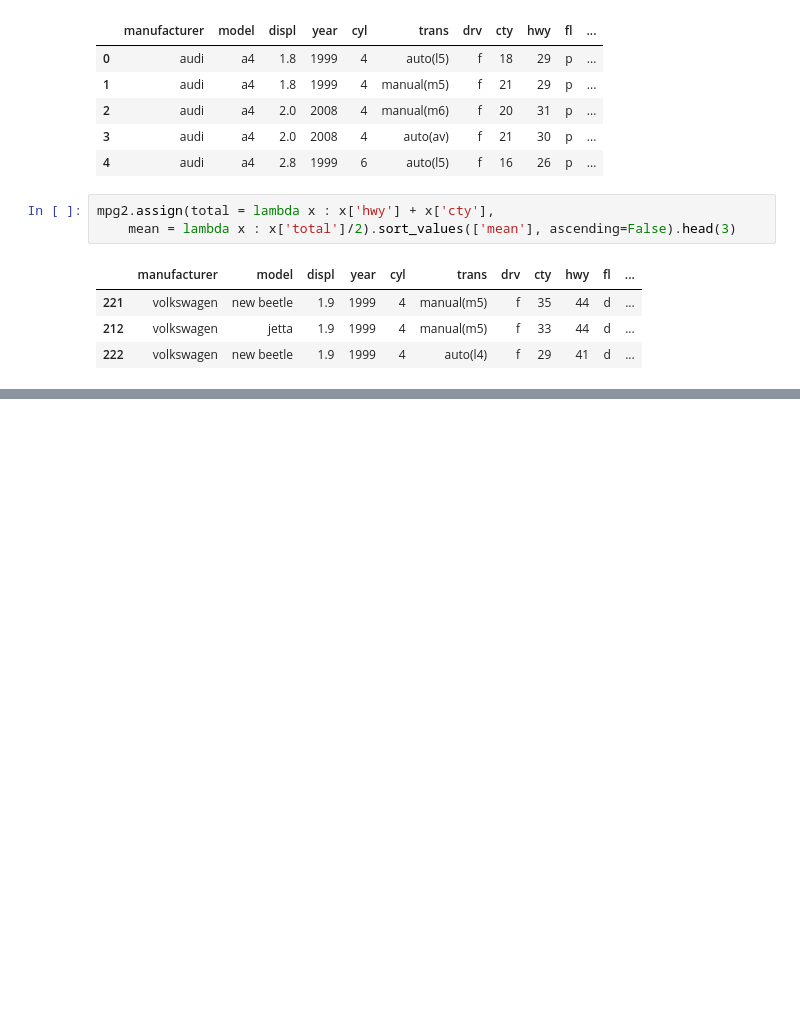
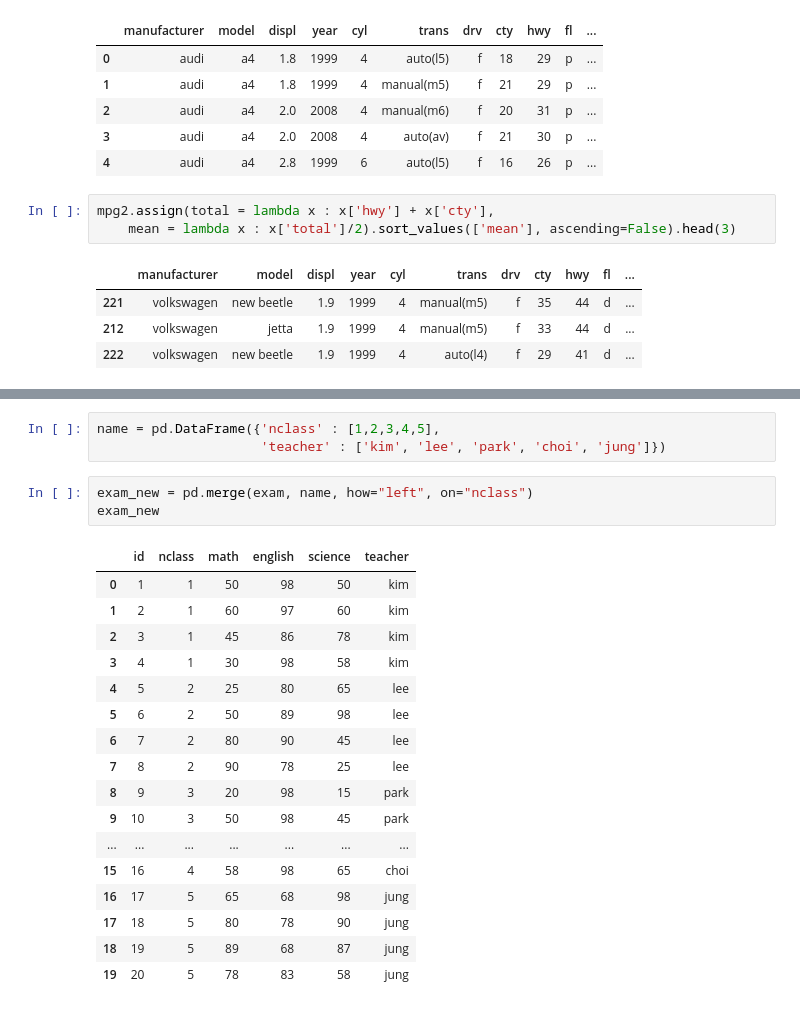
Before and after one commit to mizzcereal/kit_bigdata, a Jupyter notebook: chapter06/chapter06.ipynb, the cells around one changed output, grey strips where cells are left out. Drawn from its saved outputs; the diff is of its cells as text; blank space fills up the shorter version.

```diff
--- a/chapter06/chapter06.ipynb
+++ b/chapter06/chapter06.ipynb
@@ -496,0 +565,24 @@ mpg2.assign(total = lambda x : x['hwy'] + x['cty'],
+# %%
+name = pd.DataFrame({'nclass' : [1,2,3,4,5],
+                     'teacher' : ['kim', 'lee', 'park', 'choi', 'jung']})
+# %%
+exam_new = pd.merge(exam, name, how="left", on="nclass")
+exam_new
+# %% [output]
+|  | id | nclass | math | english | science | teacher |
+| 0 | 1 | 1 | 50 | 98 | 50 | kim |
+| 1 | 2 | 1 | 60 | 97 | 60 | kim |
+| 2 | 3 | 1 | 45 | 86 | 78 | kim |
+| 3 | 4 | 1 | 30 | 98 | 58 | kim |
+| 4 | 5 | 2 | 25 | 80 | 65 | lee |
+| 5 | 6 | 2 | 50 | 89 | 98 | lee |
+| 6 | 7 | 2 | 80 | 90 | 45 | lee |
+| 7 | 8 | 2 | 90 | 78 | 25 | lee |
+| 8 | 9 | 3 | 20 | 98 | 15 | park |
+| 9 | 10 | 3 | 50 | 98 | 45 | park |
+| ... | ... | ... | ... | ... | ... | ... |
+| 15 | 16 | 4 | 58 | 98 | 65 | choi |
+| 16 | 17 | 5 | 65 | 68 | 98 | jung |
+| 17 | 18 | 5 | 80 | 78 | 90 | jung |
+| 18 | 19 | 5 | 89 | 68 | 87 | jung |
+| 19 | 20 | 5 | 78 | 83 | 58 | jung |
```
Also changed, not shown: parts of 8 cells of this notebook.
